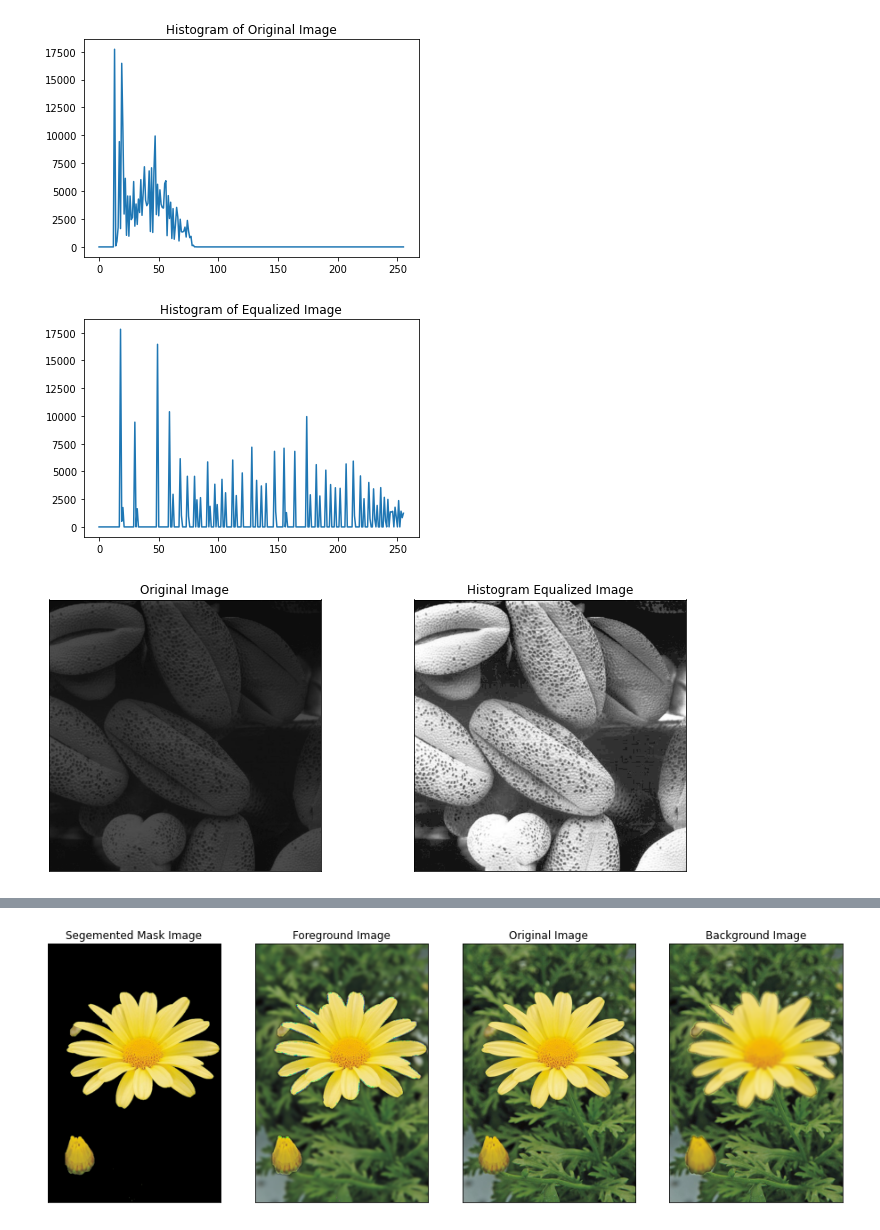
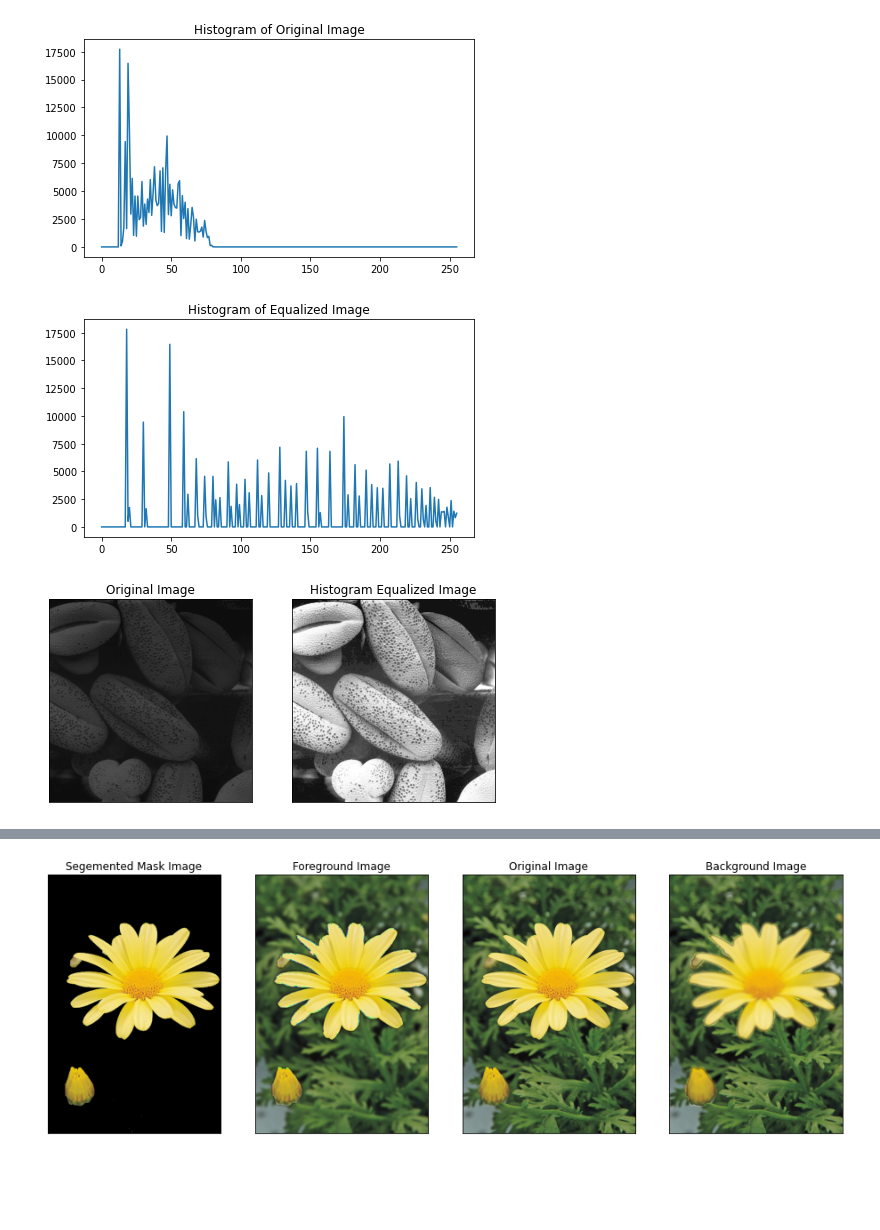
Before and after one commit to Poogitha/Codings, a Jupyter notebook: 190280N_EN2550_Assignment_01.ipynb, the cells around one changed output, grey strips where cells are left out. Cells and saved outputs as stored; diff of their text form; code cells hidden in the pictures; blank space fills up the shorter version.

```diff
--- a/190280N_EN2550_Assignment_01.ipynb
+++ b/190280N_EN2550_Assignment_01.ipynb
@@ -97,20 +86,14 @@ cv.destroyAllWindows()
 # %%
 # Question 3
 
-import numpy as np
-import cv2 as cv
-import matplotlib.pyplot as plt
 img= cv.imread(r'Assignment Images/highlights_and_shadows.jpg',cv.IMREAD_UNCHANGED)
 assert img is not None
-cv.namedWindow('Image',cv.WINDOW_AUTOSIZE)
-cv.imshow('image',img)
-cv.waitKey(0)
 
 lab = cv.cvtColor(img, cv.COLOR_BGR2LAB)
 l,a,b = cv.split(lab)
 hist_img=cv.calcHist([lab],[0],None,[256],[0,256])
-gamma = [0.2,0.5,0.8,1.2,2]
-fig,ax=plt.subplots(1,2,figsize=(10,4))
+gamma = [0.5,0.8,1.2]
+fig,ax=plt.subplots(1,2,figsize=(9,4))
 ax[0].imshow(cv.cvtColor(img,cv.COLOR_BGR2RGB))
 ax[0].set_title("Original Image")
 ax[1].plot(hist_img)
@@ -124,11 +107,8 @@ for i in range(len(gamma)):
     g_lab=cv.merge([g_l,a,b])
     new_img=cv.cvtColor(g_lab,cv.COLOR_LAB2BGR)
     hist_new=cv.calcHist([g_lab],[0],None,[256],[0,256])
-    cv.imshow('gamma corrected image',new_img)
-    cv.waitKey(0)
-    cv.destroyAllWindows()
-
-    fig,ax=plt.subplots(1,2,figsize=(10,4))
+    # Plotting
+    fig,ax=plt.subplots(1,2,figsize=(9,4))
     ax[0].imshow(cv.cvtColor(new_img,cv.COLOR_BGR2RGB))
     ax[0].set_title(f"gamma = %f corrected image" % gamma[i])
     ax[1].plot(hist_new)
@@ -145,9 +123,5 @@ for i in range(len(gamma)):
 # %%
 # Question 4
-
-import numpy as np
-import matplotlib.pyplot as plt
-import cv2 as cv
 
 img = cv.imread(r"Assignment Images/shells.png",cv.IMREAD_GRAYSCALE)
 img_flat=img.flatten()
@@ -169,47 +143,38 @@ def histogram_equalize(img,size):
     for i in range(size):
         hist_img[0,i] = img_pixel[img[i],1]
     new_img=hist_img[0,:]
     return new_img
 
-
-
 def histogram(img,size,title):
     img_pixel =np.zeros((256,1))
     index_=np.linspace(0,255,256).reshape(256,1).astype(int)
     img_pixel=np.append(index_,img_pixel,axis=1).astype(int)
     for j in range(size):
         img_pixel[int(img[j]),1]+=1
-    plt.figure()
+    plt.figure(figsize=(7,4))
     plt.plot(img_pixel[:,0],img_pixel[:,1])
     plt.title(title)
     plt.show()
 size=np.shape(img_flat)[0]
 histogram(img_flat,size,"Histogram of Original Image") #plot histogram of original image
 hist_image=histogram_equalize(img_flat,size)
 histogram(hist_image,size,"Histogram of Equalized Image") #plot histogram of equalized image
 
-cv.namedWindow('Image',cv.WINDOW_AUTOSIZE)
-cv.imshow('image',img)
-cv.waitKey(0)
-cv.imshow('image',hist_image.reshape(500,500))
-cv.waitKey(0)
-cv.destroyAllWindows()
-
 #plotting
-fig,ax=plt.subplots(1,2,sharex='all',sharey='all',figsize=(12,5))
+fig,ax=plt.subplots(1,2,sharex='all',sharey='all',figsize=(8,5))
 ax[0].imshow(cv.cvtColor(img,cv.COLOR_BGR2RGB))
 ax[0].set_title("Original Image")
 ax[0].set_xticks([]) , ax[0].set_yticks([])
 ax[1].imshow(cv.cvtColor(hist_image.reshape(500,500),cv.COLOR_BGR2RGB))
 ax[1].set_title("Histogram Equalized Image")
 ax[1].set_xticks([]) , ax[1].set_yticks([])
 plt.show()
 for i in range(2):
     ax[i].axis("off")
 # %% [output]
-[figure, old version]
+[figure, new version]
-[figure, old version]
+[figure, new version]
-[figure, old version]
+[figure, new version]
 # %%
 # Question 5
 
```
Also changed, not shown: parts of 9 cells of this notebook, 5 other files.
